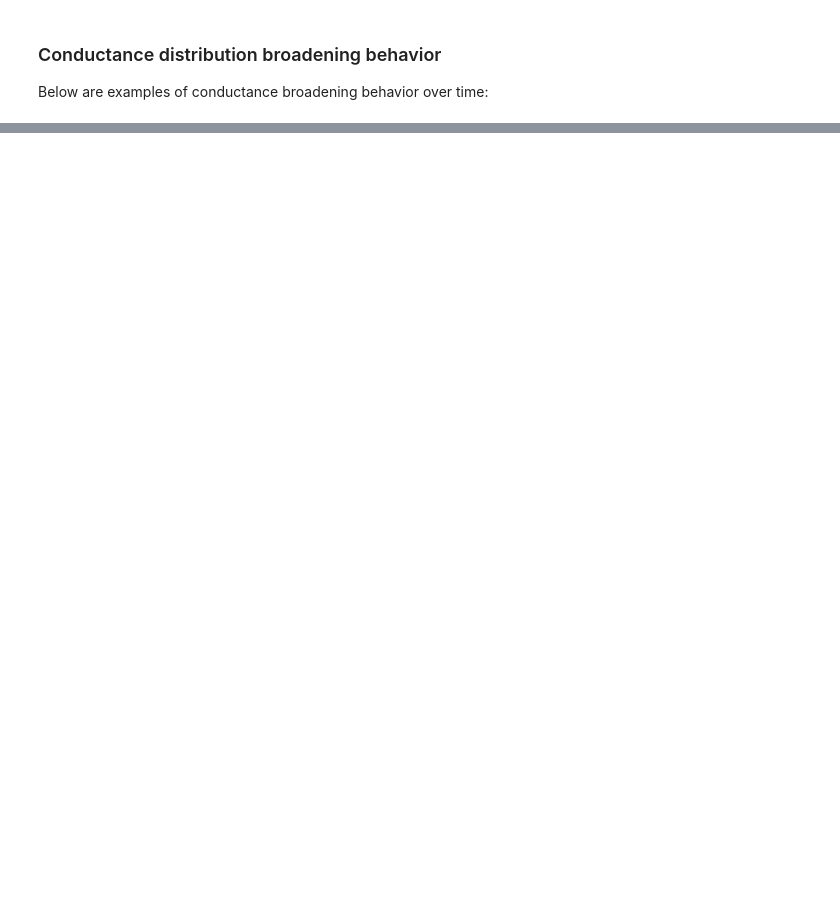
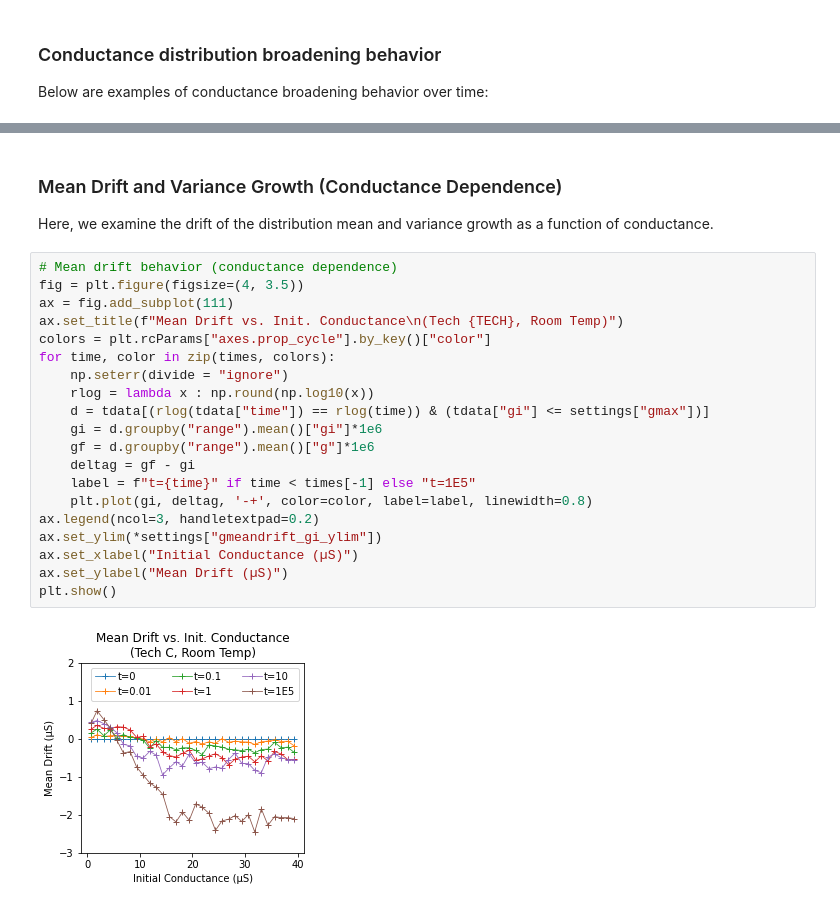
Before and after one commit to akashlevy/RRAM-Relaxation-Master-Model, a Jupyter notebook: analysis.ipynb, the cells around one changed output, grey strips where cells are left out. Saved outputs shown, nothing was run; the diff lists cells and outputs as text; blank space fills up the shorter version.

```diff
--- a/analysis.ipynb
+++ b/analysis.ipynb
@@ -185,0 +229,25 @@ FULLDATA=True
+# %% [markdown]
+### Mean Drift and Variance Growth (Conductance Dependence)
+Here, we examine the drift of the distribution mean and variance growth as a function of conductance.
+# %%
+# Mean drift behavior (conductance dependence)
+fig = plt.figure(figsize=(4, 3.5))
+ax = fig.add_subplot(111)
+ax.set_title(f"Mean Drift vs. Init. Conductance\n(Tech {TECH}, Room Temp)")
+colors = plt.rcParams["axes.prop_cycle"].by_key()["color"]
+for time, color in zip(times, colors):
+    np.seterr(divide = "ignore")
+    rlog = lambda x : np.round(np.log10(x))
+    d = tdata[(rlog(tdata["time"]) == rlog(time)) & (tdata["gi"] <= settings["gmax"])]
+    gi = d.groupby("range").mean()["gi"]*1e6
+    gf = d.groupby("range").mean()["g"]*1e6
+    deltag = gf - gi
+    label = f"t={time}" if time < times[-1] else "t=1E5"
+    plt.plot(gi, deltag, '-+', color=color, label=label, linewidth=0.8)
+ax.legend(ncol=3, handletextpad=0.2)
+ax.set_ylim(*settings["gmeandrift_gi_ylim"])
+ax.set_xlabel("Initial Conductance (µS)")
+ax.set_ylabel("Mean Drift (µS)")
+plt.show()
+# %% [output]
+[figure, added]
```
Also changed, not shown: parts of 11 cells of this notebook, 6 other files.
